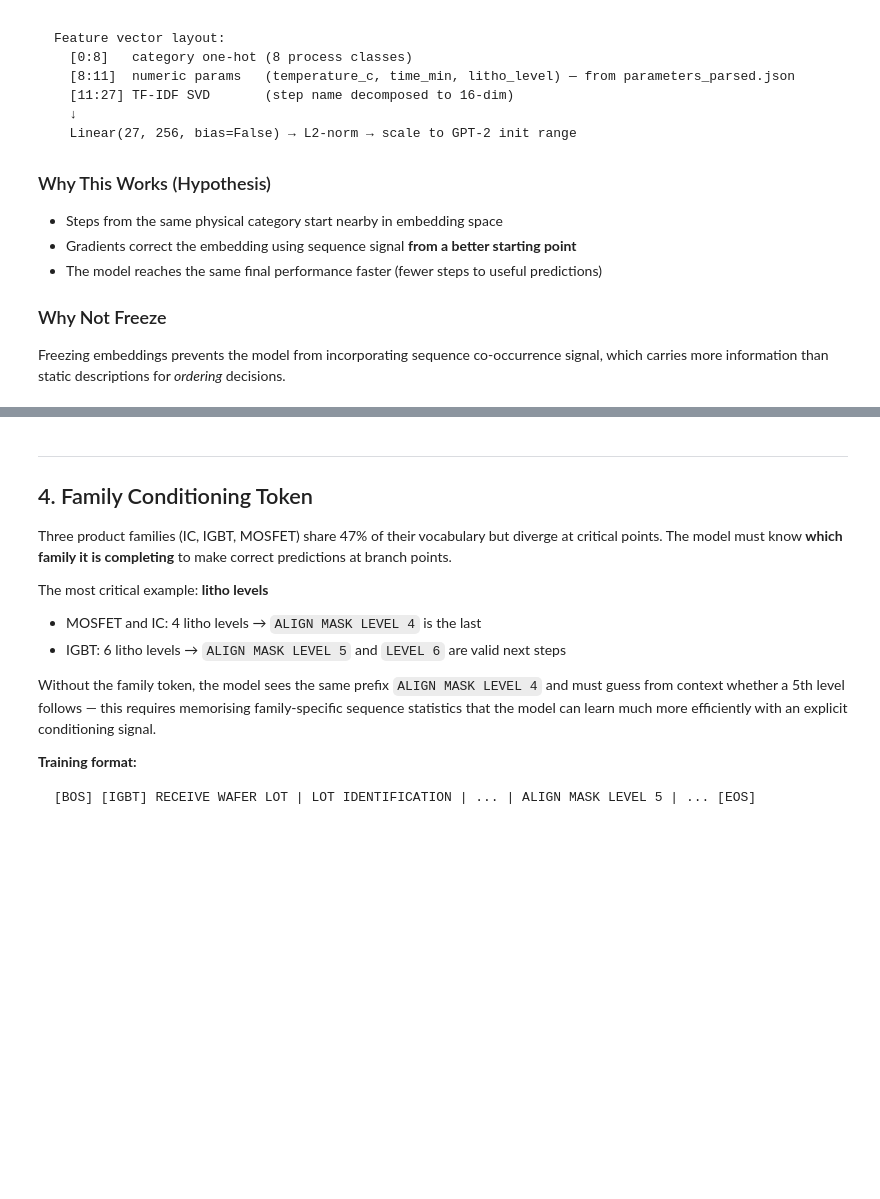
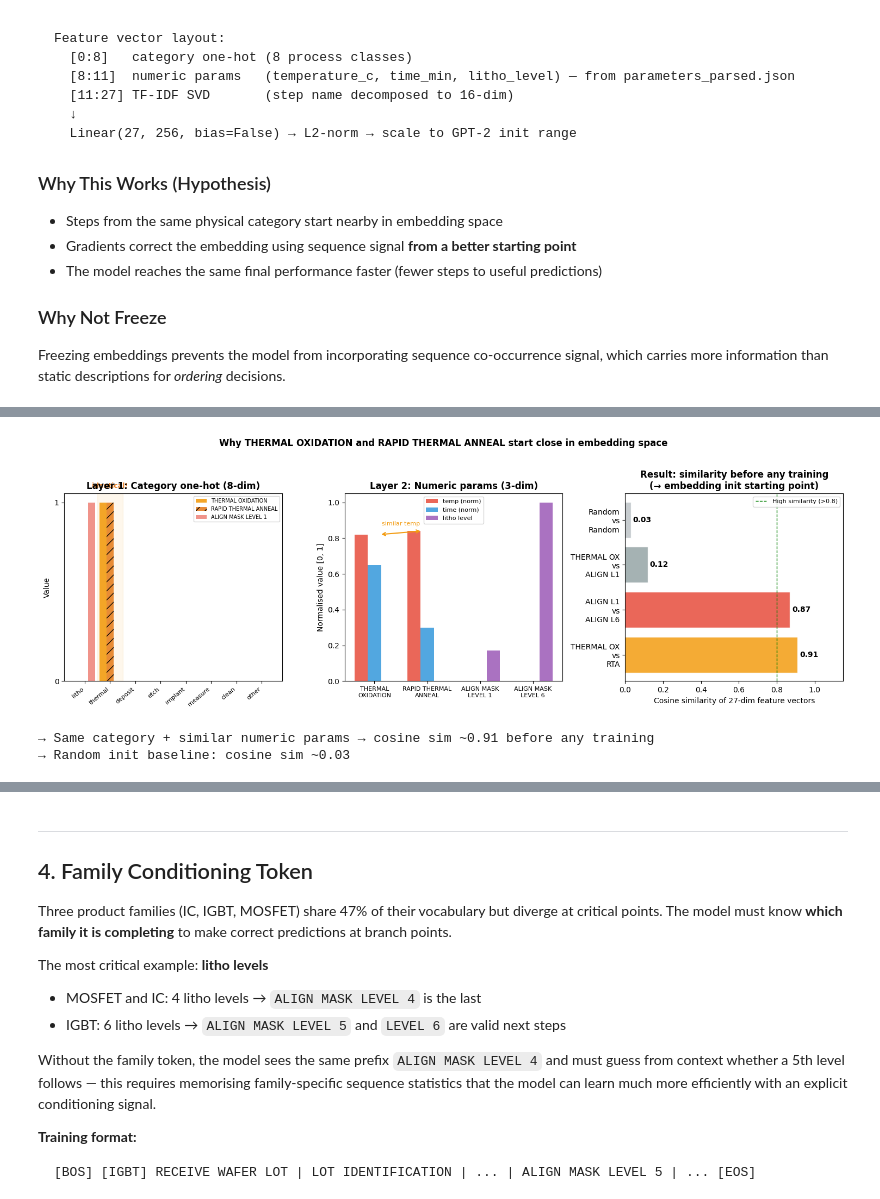
Before and after one commit to LeaYeh/zoh2026, a Jupyter notebook: notebooks/model_design_explanation.ipynb, the cells around one changed output, grey strips where cells are left out. Saved outputs shown, nothing was run; the diff lists cells and outputs as text; code cells hidden in the pictures; blank space fills up the shorter version.

```diff
--- a/notebooks/model_design_explanation.ipynb
+++ b/notebooks/model_design_explanation.ipynb
@@ -216,3 +228,80 @@ which carries more information than static descriptions for *ordering* decisions
+# %%
+# One-hot mechanism: why same-category steps start close in embedding space
+import matplotlib.pyplot as plt
+import numpy as np
+
+fig, axes = plt.subplots(1, 3, figsize=(15, 5))
+fig.suptitle('Why THERMAL OXIDATION and RAPID THERMAL ANNEAL start close in embedding space',
+             fontsize=12, fontweight='bold', y=1.02)
+
+CATS = ['litho','thermal','deposit','etch','implant','measure','clean','other']
+
+# ── Panel 1: one-hot vectors ──────────────────────────────────────────────────
+ax = axes[0]
+therm_ox  = [0,1,0,0,0,0,0,0]
+therm_ann = [0,1,0,0,0,0,0,0]   # identical to therm_ox
+litho_1   = [1,0,0,0,0,0,0,0]
+x = np.arange(len(CATS))
+w = 0.28
+ax.bar(x - w, therm_ox,  w, color='#F39C12', label='THERMAL OXIDATION', alpha=0.9)
+ax.bar(x,     therm_ann, w, color='#E67E22', label='RAPID THERMAL ANNEAL', alpha=0.9, hatch='//')
+ax.bar(x + w, litho_1,   w, color='#E74C3C', label='ALIGN MASK LEVEL 1', alpha=0.6)
+ax.set_xticks(x); ax.set_xticklabels(CATS, rotation=40, ha='right', fontsize=8)
+ax.set_yticks([0,1]); ax.set_yticklabels(['0','1'])
+ax.set_title('Layer 1: Category one-hot (8-dim)', fontweight='bold')
+ax.legend(fontsize=7, loc='upper right')
+ax.set_ylabel('Value')
+ax.axvspan(0.5, 1.5, alpha=0.08, color='#F39C12')
+ax.text(1, 1.08, 'identical!', ha='center', fontsize=9, color='#E67E22', fontweight='bold')
+
+# ── Panel 2: numeric params ───────────────────────────────────────────────────
+ax = axes[1]
+steps_disp = ['THERMAL\nOXIDATION', 'RAPID THERMAL\nANNEAL', 'ALIGN MASK\nLEVEL 1', 'ALIGN MASK\nLEVEL 6']
+params = {
+    'temp (norm)':  [0.82, 0.84, 0.0,  0.0],
+    'time (norm)':  [0.65, 0.30, 0.0,  0.0],
+    'litho level':  [0.0,  0.0,  0.17, 1.0],
+}
+param_colors = ['#E74C3C','#3498DB','#9B59B6']
+x2 = np.arange(len(steps_disp))
+w2 = 0.25
+for i, (pname, vals) in enumerate(params.items()):
+    ax.bar(x2 + (i-1)*w2, vals, w2, label=pname, color=param_colors[i], alpha=0.85)
+ax.set_xticks(x2); ax.set_xticklabels(steps_disp, fontsize=8)
+ax.set_title('Layer 2: Numeric params (3-dim)', fontweight='bold')
+ax.legend(fontsize=8); ax.set_ylabel('Normalised value [0, 1]')
+ax.annotate('', xy=(0.9, 0.84), xytext=(0.1, 0.82),
+            arrowprops=dict(arrowstyle='<->', color='#F39C12', lw=1.5))
+ax.text(0.5, 0.87, 'similar temp', ha='center', fontsize=8, color='#F39C12')
+
+# ── Panel 3: cosine similarity result ────────────────────────────────────────
+ax = axes[2]
+pairs = [
+    ('THERMAL OX\nvs\nRTA',       0.91, '#F39C12'),
+    ('ALIGN L1\nvs\nALIGN L6',   0.87, '#E74C3C'),
+    ('THERMAL OX\nvs\nALIGN L1', 0.12, '#95A5A6'),
+    ('Random\nvs\nRandom',        0.03, '#BDC3C7'),
+]
+bars = ax.barh([p[0] for p in pairs], [p[1] for p in pairs],
+               color=[p[2] for p in pairs], edgecolor='white', alpha=0.85)
+for bar, (_, s, _) in zip(bars, pairs):
+    ax.text(s+0.01, bar.get_y()+bar.get_height()/2, f'{s:.2f}',
+            va='center', fontsize=10, fontweight='bold')
+ax.set_xlim(0, 1.15)
+ax.axvline(0.8, color='green', linestyle='--', linewidth=1, label='High similarity (>0.8)')
+ax.set_xlabel('Cosine similarity of 27-dim feature vectors')
+ax.set_title('Result: similarity before any training\n(→ embedding init starting point)', fontweight='bold')
+ax.legend(fontsize=8)
+
+plt.tight_layout()
+plt.savefig(FIG_DIR / 'onehot_explanation.png', dpi=150, bbox_inches='tight')
+plt.show()
+print('→ Same category + similar numeric params → cosine sim ~0.91 before any training')
+print('→ Random init baseline: cosine sim ~0.03')
+# %% [output]
+[figure, added]
+→ Same category + similar numeric params → cosine sim ~0.91 before any training
+→ Random init baseline: cosine sim ~0.03
 # %%
 # Build and visualise the 3-layer feature matrix
 from src.models.desc_embed import build_description_feature_matrix, _category_onehot, N_CATEGORIES
```
Also changed, not shown: parts of 2 cells of this notebook, 1 other file.
